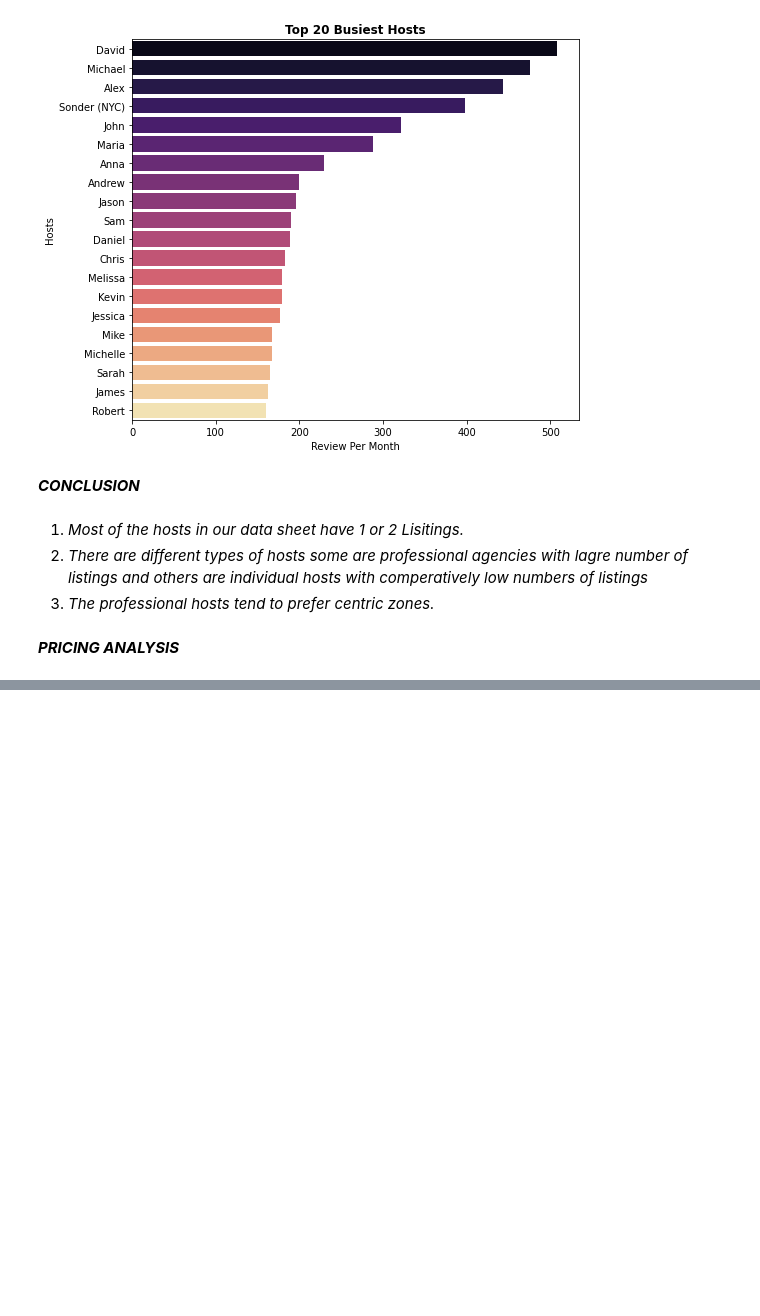
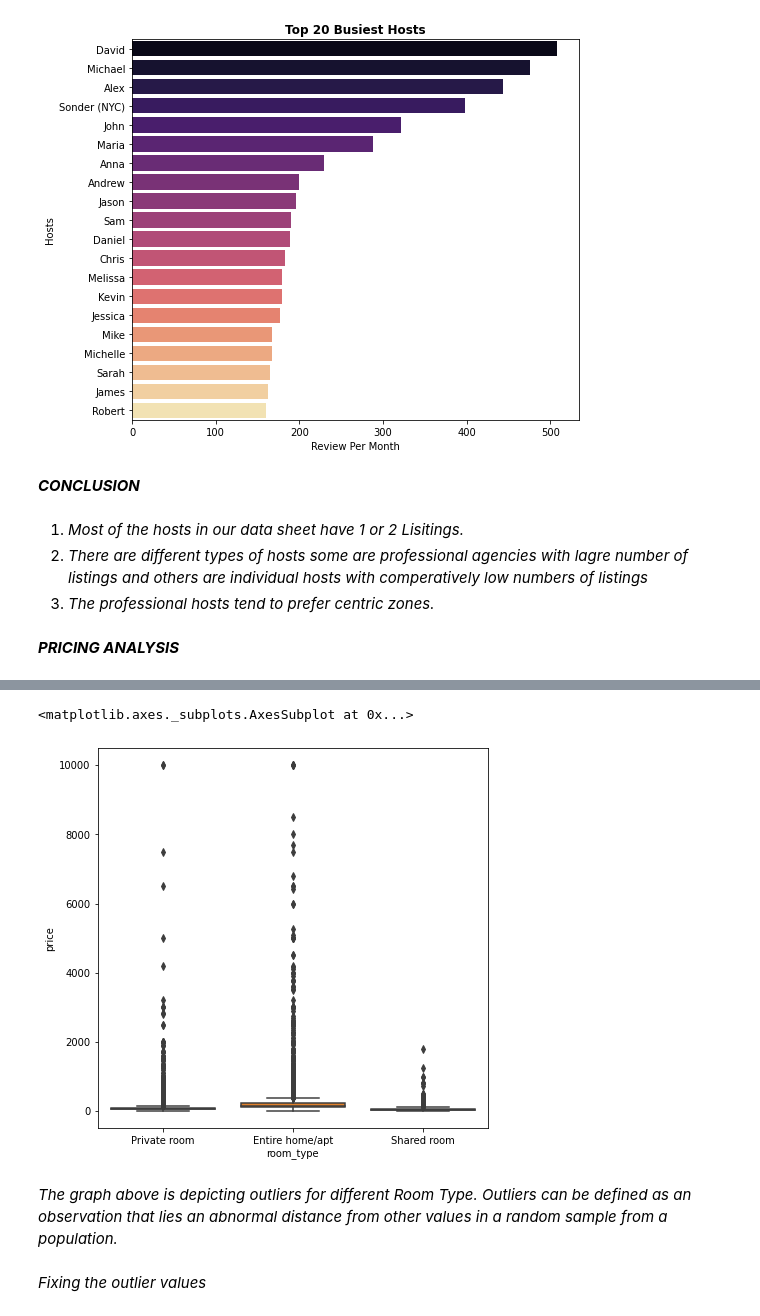
Before and after one commit to amritxk/airbnb-data-analysis, a Jupyter notebook: Amrit_keshri_{Airbnb_Bookings_Analysis}_Capstone_Project.ipynb, the cells around one changed output, grey strips where cells are left out. Saved outputs shown, nothing was run; the diff lists cells and outputs as text; code cells hidden in the pictures; blank space fills up the shorter version.

```diff
--- a/Amrit_keshri_{Airbnb_Bookings_Analysis}_Capstone_Project.ipynb
+++ b/Amrit_keshri_{Airbnb_Bookings_Analysis}_Capstone_Project.ipynb
@@ -336,0 +358,12 @@ Text(0, 0.5, 'Hosts')
+# %%
+# box plot to check the outliers
+plt.figure(figsize=(7,7))
+sns.boxplot(x = 'room_type', y = 'price', data = airbnb)
+# %% [output]
+<matplotlib.axes._subplots.AxesSubplot at 0x...>
+[figure, added]
+# %% [markdown]
+*The graph above is depicting outliers for different Room Type.*
+*Outliers can be defined as an observation that lies an abnormal distance from other values in a random sample from a population.*
+# %% [markdown]
+*Fixing the outlier values*
```
Also changed, not shown: parts of 11 cells of this notebook.
